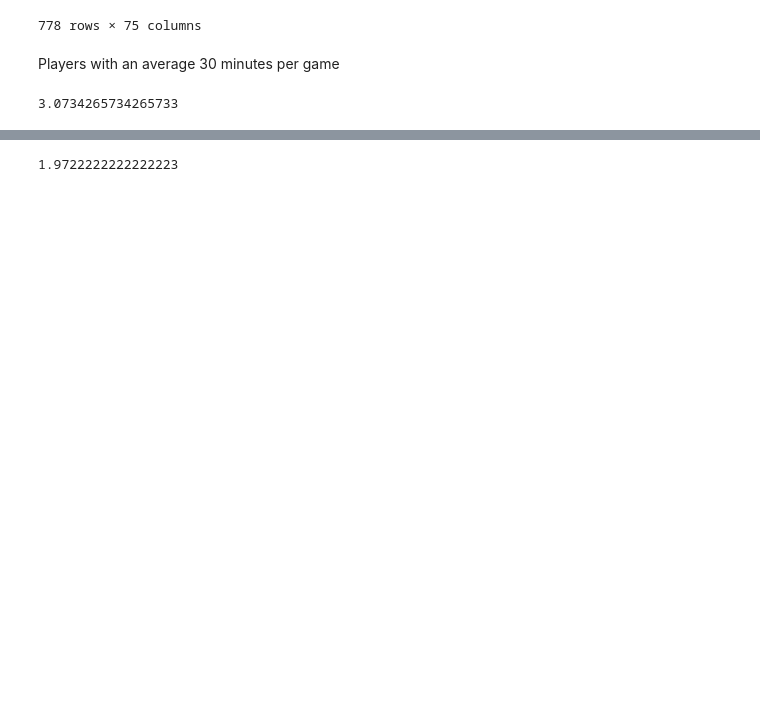
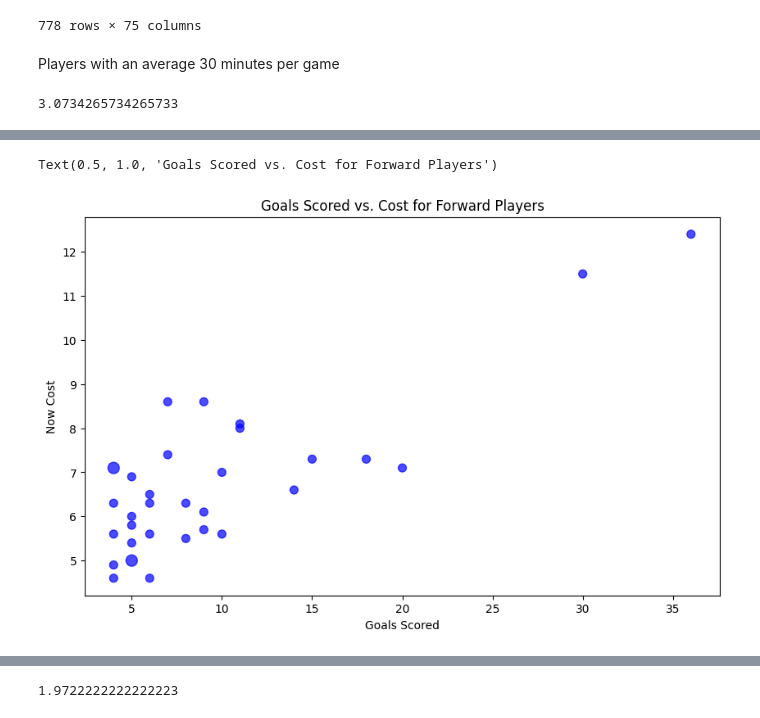
Before and after one commit to borhenDH/Fantasy-premier-league-Data-Analysis-and-Visualisation, a Jupyter notebook: analysis.ipynb, the cells around one changed output, grey strips where cells are left out. Cells and saved outputs as stored; diff of their text form; code cells hidden in the pictures; blank space fills up the shorter version.

```diff
--- a/analysis.ipynb
+++ b/analysis.ipynb
@@ -32,6 +33,8 @@ data
 | 776 | 717 | Daniel Bentley | 40 | GKP | Wolves | 0.00 | 32 | ... |
 | 777 | 721 | JoÃ£o Victor Gomes da Silva | 45 | MID | Wolves | 0.28 | 179 | ... |
 778 rows × 75 columns
+# %%
+data["now_cost"]=data["now_cost"]/10
 # %% [markdown]
 Players with an average 30 minutes per game
 # %%
@@ -66,3 +69,12 @@ print(f"Number of players who scored more than the average: {count_high_scorers}
 
 [100 rows x 75 columns]
 Number of players who scored more than the average: 100
+# %%
+forwards = high_scorers[high_scorers['position'] == 'FWD']
+
+# Calculate the percentage of forwards among all high scorers
+percentage_forwards = (len(forwards) / len(high_scorers)) * 100
+
+print(forwards)
+
+print(f"Percentage of forwards among high scorers: {percentage_forwards:.2f}%")
@@ -68,0 +99,16 @@ Number of players who scored more than the average: 100
+# %%
+grouped = forwards.groupby(['goals_scored', 'now_cost']).size().reset_index(name='count')
+
+
+dot_size = grouped['count'] * 50
+
+# Create a scatter plot with scaled dot size
+plt.figure(figsize=(10, 6))
+plt.scatter(grouped['goals_scored'], grouped['now_cost'], s=dot_size, color='blue', alpha=0.7)
+plt.title('Goals Scored vs. Now Cost')
+plt.xlabel('Goals Scored')
+plt.ylabel('Now Cost')
+plt.title('Goals Scored vs. Cost for Forward Players')
+# %% [output]
+Text(0.5, 1.0, 'Goals Scored vs. Cost for Forward Players')
+[figure, added]
```
Also changed, not shown: parts of 6 cells of this notebook.
